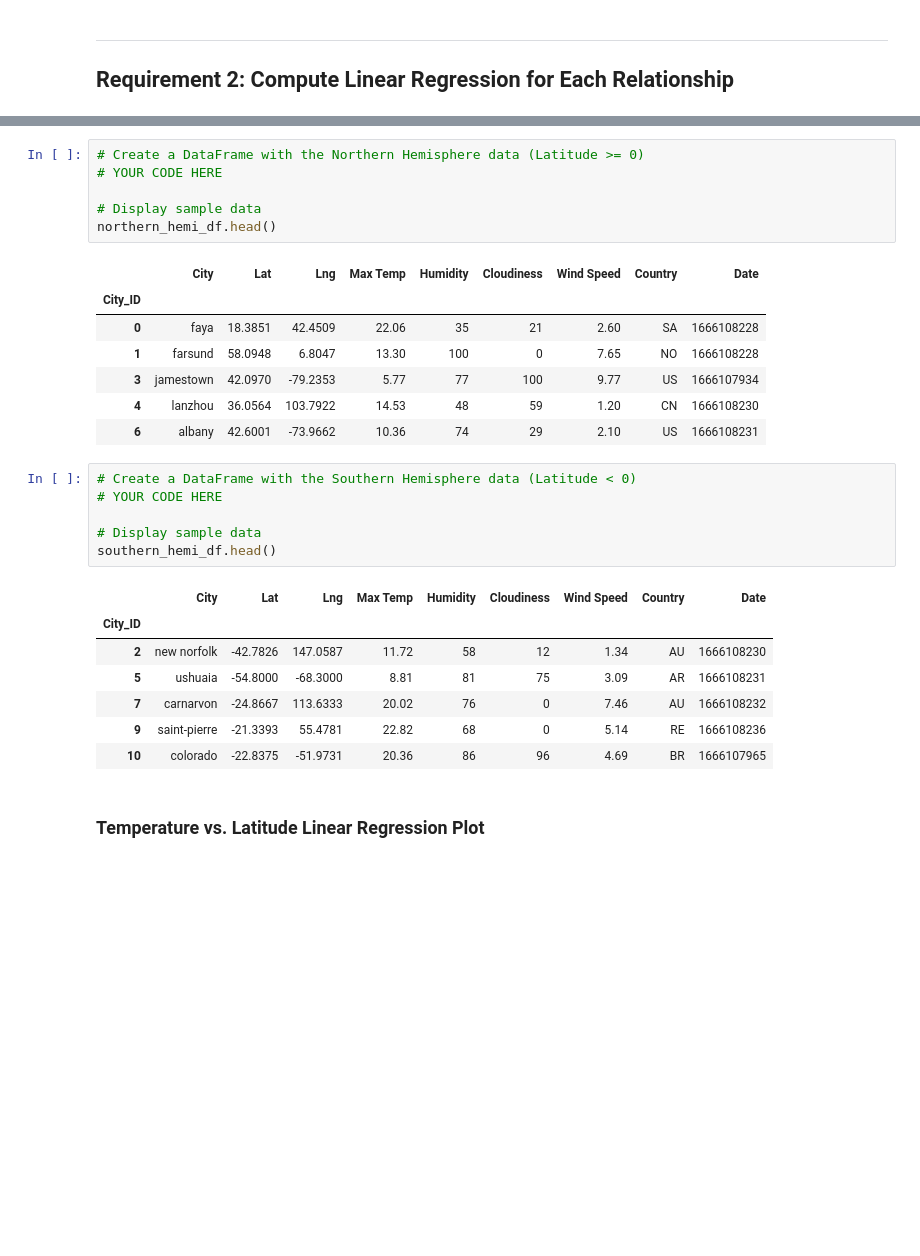
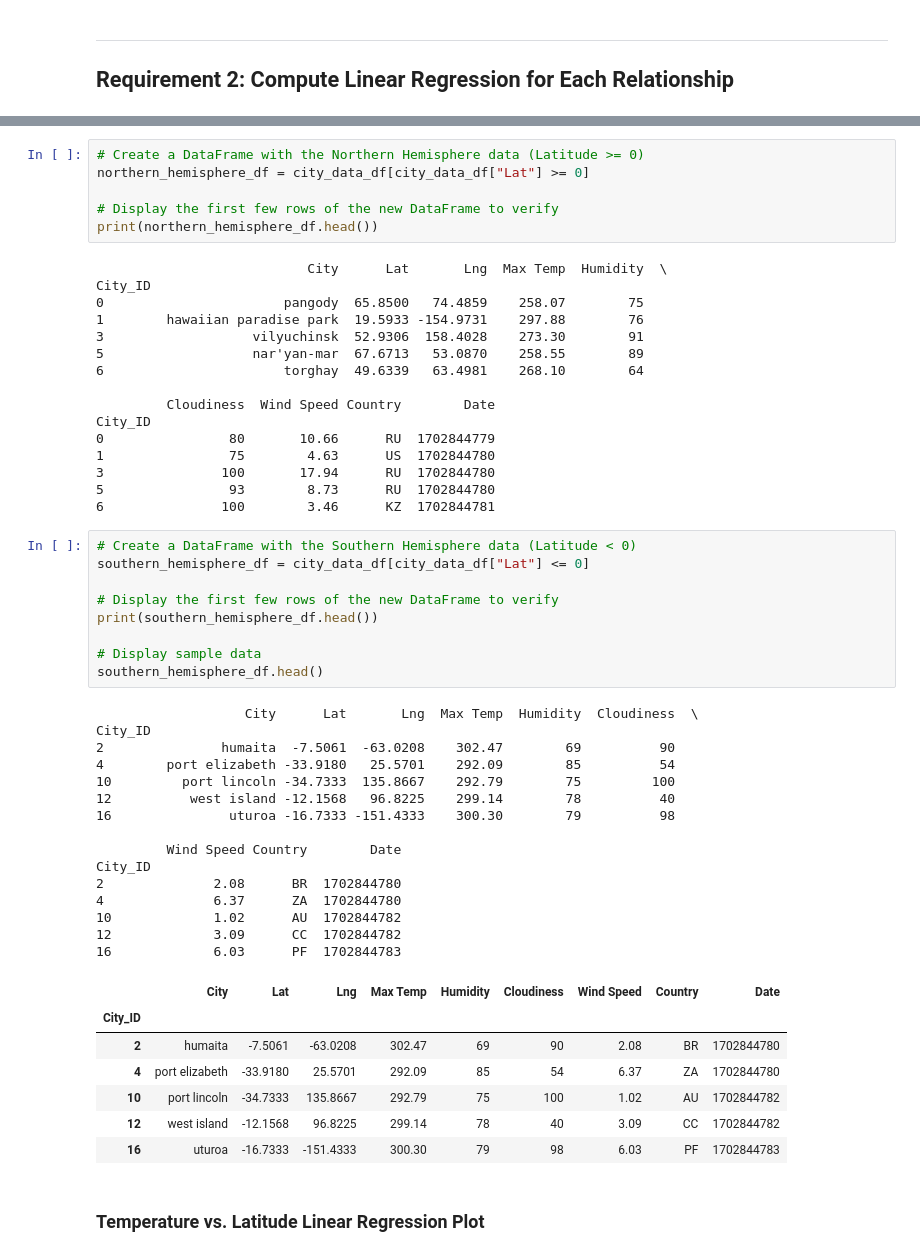
Before and after one commit to bseri0/python-api-challenge, a Jupyter notebook: WeatherPy/WeatherPy.ipynb, the cells around one changed output, grey strips where cells are left out. Saved outputs shown, nothing was run; the diff lists cells and outputs as text; blank space fills up the shorter version.

```diff
--- a/WeatherPy/WeatherPy.ipynb
+++ b/WeatherPy/WeatherPy.ipynb
@@ -261,30 +328,56 @@ plt.show()
 # %%
 # Create a DataFrame with the Northern Hemisphere data (Latitude >= 0)
-# YOUR CODE HERE
+northern_hemisphere_df = city_data_df[city_data_df["Lat"] >= 0]
 
-# Display sample data
-northern_hemi_df.head()
+# Display the first few rows of the new DataFrame to verify
+print(northern_hemisphere_df.head())
 # %% [output]
-|  | City | Lat | Lng | Max Temp | Humidity | Cloudiness | Wind Speed | Country | Date |
-| City_ID |  |  |  |  |  |  |  |  |  |
-| 0 | faya | 18.3851 | 42.4509 | 22.06 | 35 | 21 | 2.60 | SA | 1666108228 |
-| 1 | farsund | 58.0948 | 6.8047 | 13.30 | 100 | 0 | 7.65 | NO | 1666108228 |
-| 3 | jamestown | 42.0970 | -79.2353 | 5.77 | 77 | 100 | 9.77 | US | 1666107934 |
-| 4 | lanzhou | 36.0564 | 103.7922 | 14.53 | 48 | 59 | 1.20 | CN | 1666108230 |
-| 6 | albany | 42.6001 | -73.9662 | 10.36 | 74 | 29 | 2.10 | US | 1666108231 |
+                           City      Lat       Lng  Max Temp  Humidity  \
+City_ID
+0                       pangody  65.8500   74.4859    258.07        75
+1        hawaiian paradise park  19.5933 -154.9731    297.88        76
+3                   vilyuchinsk  52.9306  158.4028    273.30        91
+5                   nar'yan-mar  67.6713   53.0870    258.55        89
+6                       torghay  49.6339   63.4981    268.10        64
+
+         Cloudiness  Wind Speed Country        Date
+City_ID
+0                80       10.66      RU  1702844779
+1                75        4.63      US  1702844780
+3               100       17.94      RU  1702844780
+5                93        8.73      RU  1702844780
+6               100        3.46      KZ  1702844781
 # %%
 # Create a DataFrame with the Southern Hemisphere data (Latitude < 0)
-# YOUR CODE HERE
+southern_hemisphere_df = city_data_df[city_data_df["Lat"] <= 0]
+
+# Display the first few rows of the new DataFrame to verify
+print(southern_hemisphere_df.head())
 
 # Display sample data
-southern_hemi_df.head()
+southern_hemisphere_df.head()
 # %% [output]
+                   City      Lat       Lng  Max Temp  Humidity  Cloudiness  \
+City_ID
+2               humaita  -7.5061  -63.0208    302.47        69          90
+4        port elizabeth -33.9180   25.5701    292.09        85          54
+10         port lincoln -34.7333  135.8667    292.79        75         100
+12          west island -12.1568   96.8225    299.14        78          40
+16               uturoa -16.7333 -151.4333    300.30        79          98
+
+         Wind Speed Country        Date
+City_ID
+2              2.08      BR  1702844780
+4              6.37      ZA  1702844780
+10             1.02      AU  1702844782
+12             3.09      CC  1702844782
+16             6.03      PF  1702844783
 |  | City | Lat | Lng | Max Temp | Humidity | Cloudiness | Wind Speed | Country | Date |
 | City_ID |  |  |  |  |  |  |  |  |  |
-| 2 | new norfolk | -42.7826 | 147.0587 | 11.72 | 58 | 12 | 1.34 | AU | 1666108230 |
-| 5 | ushuaia | -54.8000 | -68.3000 | 8.81 | 81 | 75 | 3.09 | AR | 1666108231 |
-| 7 | carnarvon | -24.8667 | 113.6333 | 20.02 | 76 | 0 | 7.46 | AU | 1666108232 |
-| 9 | saint-pierre | -21.3393 | 55.4781 | 22.82 | 68 | 0 | 5.14 | RE | 1666108236 |
-| 10 | colorado | -22.8375 | -51.9731 | 20.36 | 86 | 96 | 4.69 | BR | 1666107965 |
+| 2 | humaita | -7.5061 | -63.0208 | 302.47 | 69 | 90 | 2.08 | BR | 1702844780 |
+| 4 | port elizabeth | -33.9180 | 25.5701 | 292.09 | 85 | 54 | 6.37 | ZA | 1702844780 |
+| 10 | port lincoln | -34.7333 | 135.8667 | 292.79 | 75 | 100 | 1.02 | AU | 1702844782 |
+| 12 | west island | -12.1568 | 96.8225 | 299.14 | 78 | 40 | 3.09 | CC | 1702844782 |
+| 16 | uturoa | -16.7333 | -151.4333 | 300.30 | 79 | 98 | 6.03 | PF | 1702844783 |
 # %% [markdown]
 ###  Temperature vs. Latitude Linear Regression Plot
```
Also changed, not shown: parts of 29 cells of this notebook, 5 other files.
